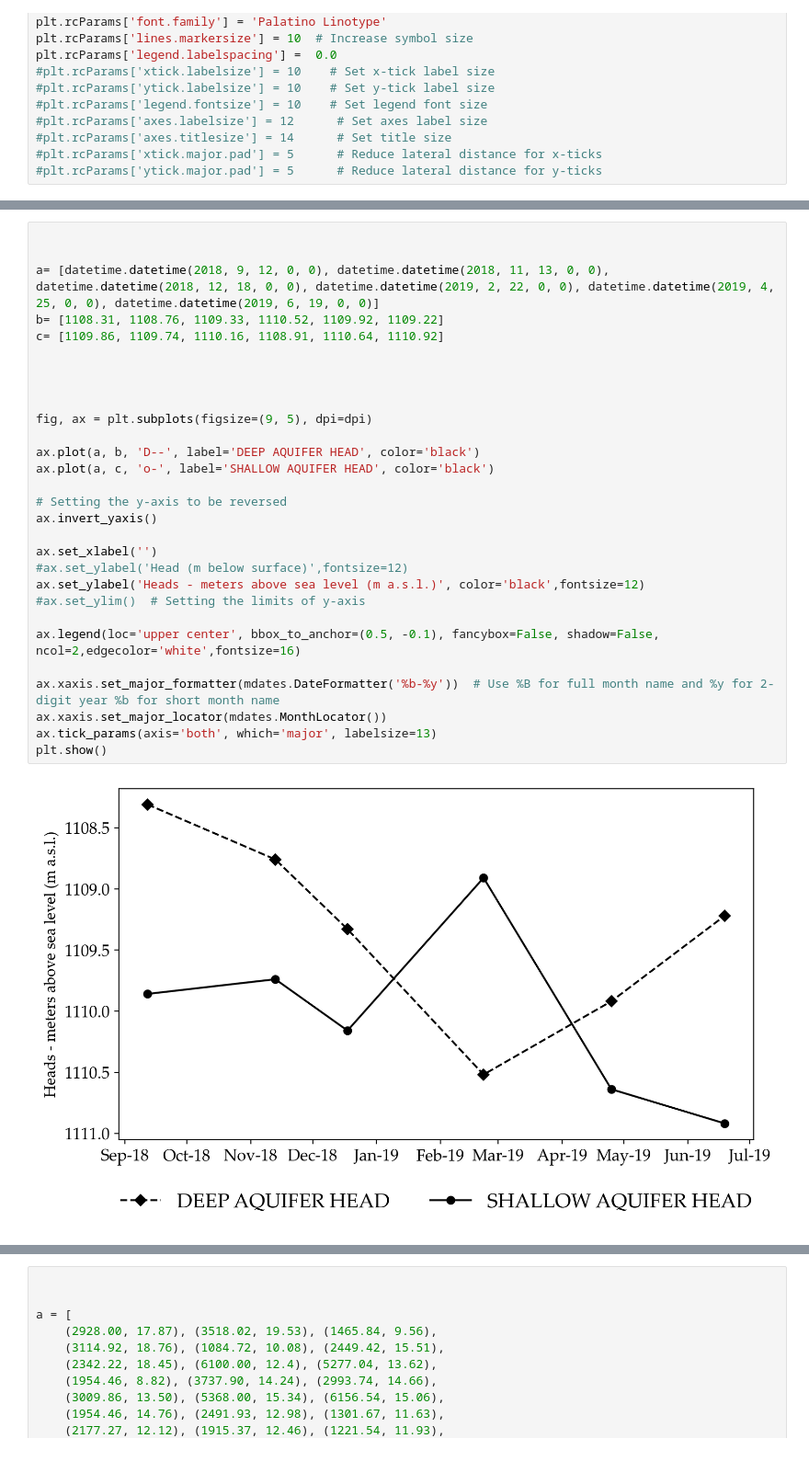
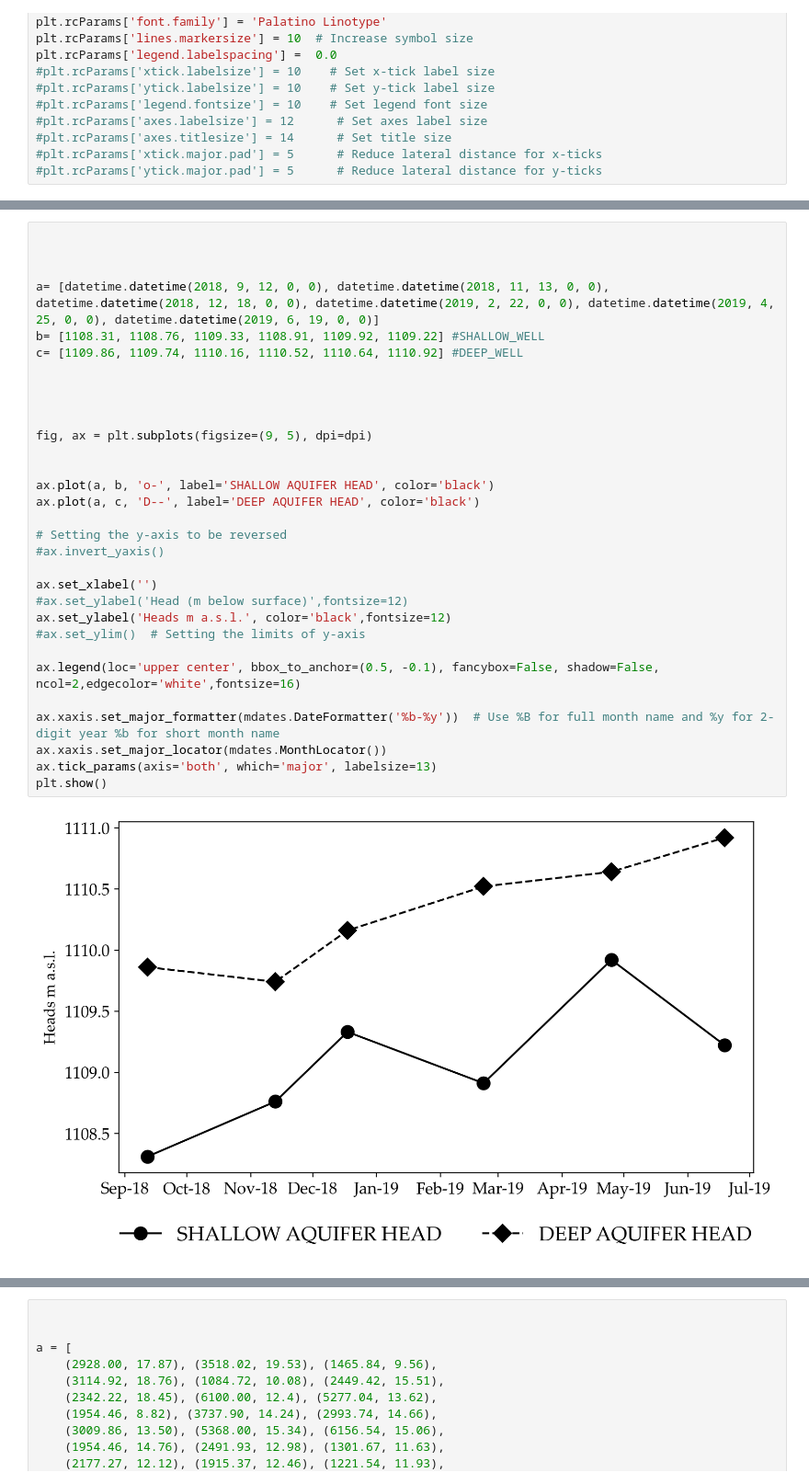
Before and after one commit to guigeof/graficos, a Jupyter notebook: graficos.ipynb, the cells around one changed output, grey strips where cells are left out. Shown at 92% size. Cells and saved outputs as stored; diff of their text form.

```diff
--- a/graficos.ipynb
+++ b/graficos.ipynb
@@ -117,33 +123,35 @@ c= [(202.52, -11.32), (48.86, -11.52), (48.86, -12.77), (39.72, -11.29), (97.72,
 # %%
 
 
+
 a= [datetime.datetime(2018, 9, 12, 0, 0), datetime.datetime(2018, 11, 13, 0, 0), datetime.datetime(2018, 12, 18, 0, 0), datetime.datetime(2019, 2, 22, 0, 0), datetime.datetime(2019, 4, 25, 0, 0), datetime.datetime(2019, 6, 19, 0, 0)]
-b= [1108.31, 1108.76, 1109.33, 1110.52, 1109.92, 1109.22]
-c= [1109.86, 1109.74, 1110.16, 1108.91, 1110.64, 1110.92]
+b= [1108.31, 1108.76, 1109.33, 1108.91, 1109.92, 1109.22] #SHALLOW_WELL
+c= [1109.86, 1109.74, 1110.16, 1110.52, 1110.64, 1110.92] #DEEP_WELL
 
 
 
 
 fig, ax = plt.subplots(figsize=(9, 5), dpi=dpi)
 
-ax.plot(a, b, 'D--', label='DEEP AQUIFER HEAD', color='black')
-ax.plot(a, c, 'o-', label='SHALLOW AQUIFER HEAD', color='black')
+
+ax.plot(a, b, 'o-', label='SHALLOW AQUIFER HEAD', color='black')
+ax.plot(a, c, 'D--', label='DEEP AQUIFER HEAD', color='black')
 
 # Setting the y-axis to be reversed
-ax.invert_yaxis()
+#ax.invert_yaxis()
 
 ax.set_xlabel('')
 #ax.set_ylabel('Head (m below surface)',fontsize=12)
-ax.set_ylabel('Heads - meters above sea level (m a.s.l.)', color='black',fontsize=12)
+ax.set_ylabel('Heads m a.s.l.', color='black',fontsize=12)
 #ax.set_ylim()  # Setting the limits of y-axis
 
 ax.legend(loc='upper center', bbox_to_anchor=(0.5, -0.1), fancybox=False, shadow=False, ncol=2,edgecolor='white',fontsize=16)
 
 ax.xaxis.set_major_formatter(mdates.DateFormatter('%b-%y'))  # Use %B for full month name and %y for 2-digit year %b for short month name
 ax.xaxis.set_major_locator(mdates.MonthLocator())
 ax.tick_params(axis='both', which='major', labelsize=13)
 plt.show()
 # %% [output]
-[figure, old version]
+[figure, new version]
 # %%
 a1= [datetime.datetime(2018, 9, 12, 0, 0), datetime.datetime(2018, 11, 13, 0, 0), datetime.datetime(2018, 12, 18, 0, 0), datetime.datetime(2019, 2, 22, 0, 0), datetime.datetime(2019, 4, 25, 0, 0), datetime.datetime(2019, 6, 19, 0, 0)]
```
Also changed, not shown: parts of 3 cells of this notebook.
